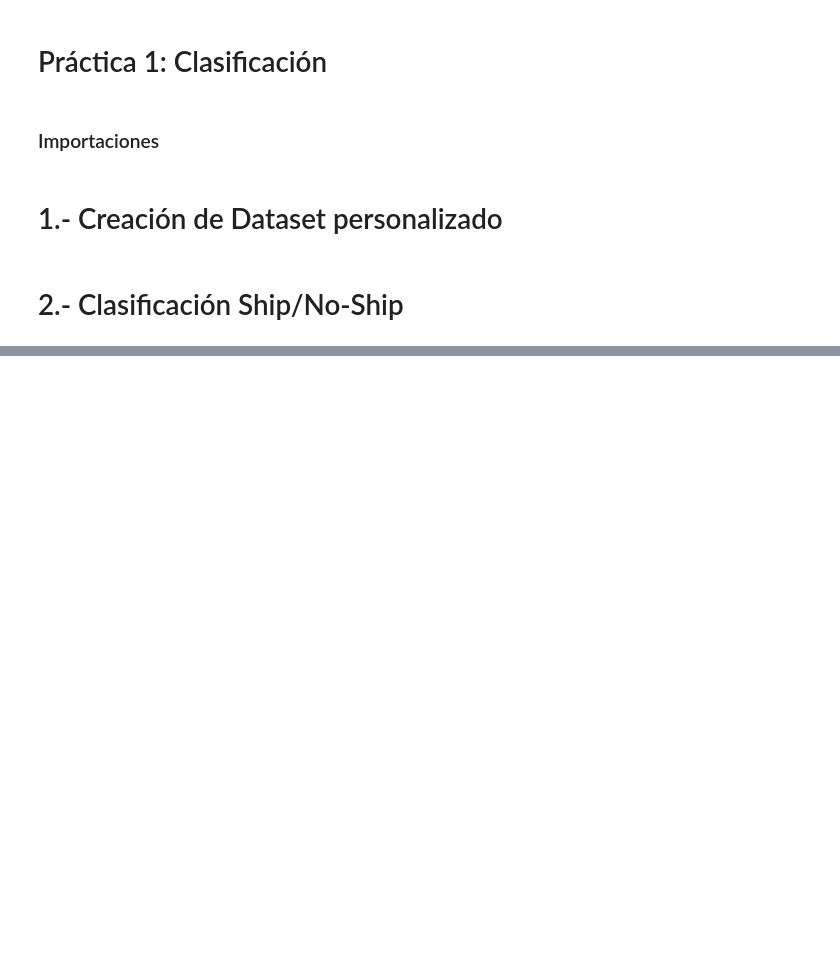
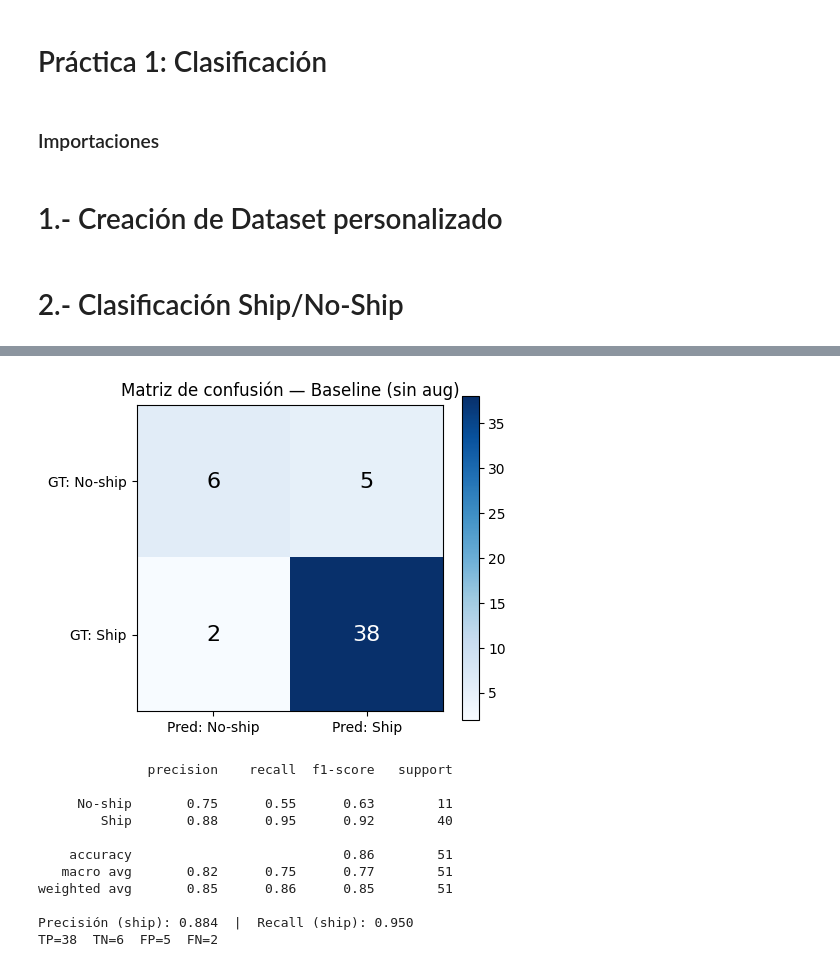
Before and after one commit to MiguelBanosB/VCA, a Jupyter notebook: p1.ipynb, the cells around one changed output, grey strips where cells are left out. Cells and saved outputs as stored; diff of their text form; code cells hidden in the pictures; blank space fills up the shorter version.

```diff
--- a/p1.ipynb
+++ b/p1.ipynb
@@ -255,0 +625,59 @@ print("Accuracy:", correct/total)
+# %%
+# ── DIAGNÓSTICO 2: Matriz de confusión ─────────────────────────────────────
+# Con solo 2 errores y 59 muestras: muestra exactamente dónde falla
+# y la proporción real de TP/TN/FP/FN
+
+from sklearn.metrics import confusion_matrix, classification_report
+import numpy as np
+
+def plot_confusion_matrix(model, test_loader, title="Baseline"):
+    model.eval()
+    all_preds  = []
+    all_labels = []
+
+    with torch.no_grad():
+        for images, labels, _ in test_loader:
+            images = images.to(device)
+            logits = model(images).squeeze(1)
+            preds  = (torch.sigmoid(logits) > 0.5).long().cpu().numpy()
+            gts    = labels[:, 0].long().numpy()
+            all_preds.extend(preds)
+            all_labels.extend(gts)
+
+    cm = confusion_matrix(all_labels, all_preds)
+    tn, fp, fn, tp = cm.ravel()
+
+    fig, ax = plt.subplots(figsize=(5, 4))
+    im = ax.imshow(cm, cmap='Blues')
+    ax.set_xticks([0, 1]); ax.set_xticklabels(['Pred: No-ship', 'Pred: Ship'])
+    ax.set_yticks([0, 1]); ax.set_yticklabels(['GT: No-ship', 'GT: Ship'])
+    for i in range(2):
+        for j in range(2):
+            ax.text(j, i, cm[i, j], ha='center', va='center',
+                    fontsize=16, color='white' if cm[i, j] > cm.max()/2 else 'black')
+    ax.set_title(f'Matriz de confusión — {title}')
+    plt.colorbar(im, ax=ax)
+    plt.tight_layout()
+    plt.show()
+
+    print(classification_report(all_labels, all_preds,
+                                 target_names=['No-ship', 'Ship']))
+    precision = tp / (tp + fp) if (tp + fp) > 0 else 0
+    recall    = tp / (tp + fn) if (tp + fn) > 0 else 0
+    print(f"Precisión (ship): {precision:.3f}  |  Recall (ship): {recall:.3f}")
+    print(f"TP={tp}  TN={tn}  FP={fp}  FN={fn}")
+
+plot_confusion_matrix(model_base, test_loader, title="Baseline (sin aug)")
+# %% [output]
+[figure, added]
+              precision    recall  f1-score   support
+
+     No-ship       0.75      0.55      0.63        11
+        Ship       0.88      0.95      0.92        40
+
+    accuracy                           0.86        51
+   macro avg       0.82      0.75      0.77        51
+weighted avg       0.85      0.86      0.85        51
+
+Precisión (ship): 0.884  |  Recall (ship): 0.950
+TP=38  TN=6  FP=5  FN=2
```
Also changed, not shown: parts of 43 cells of this notebook.
